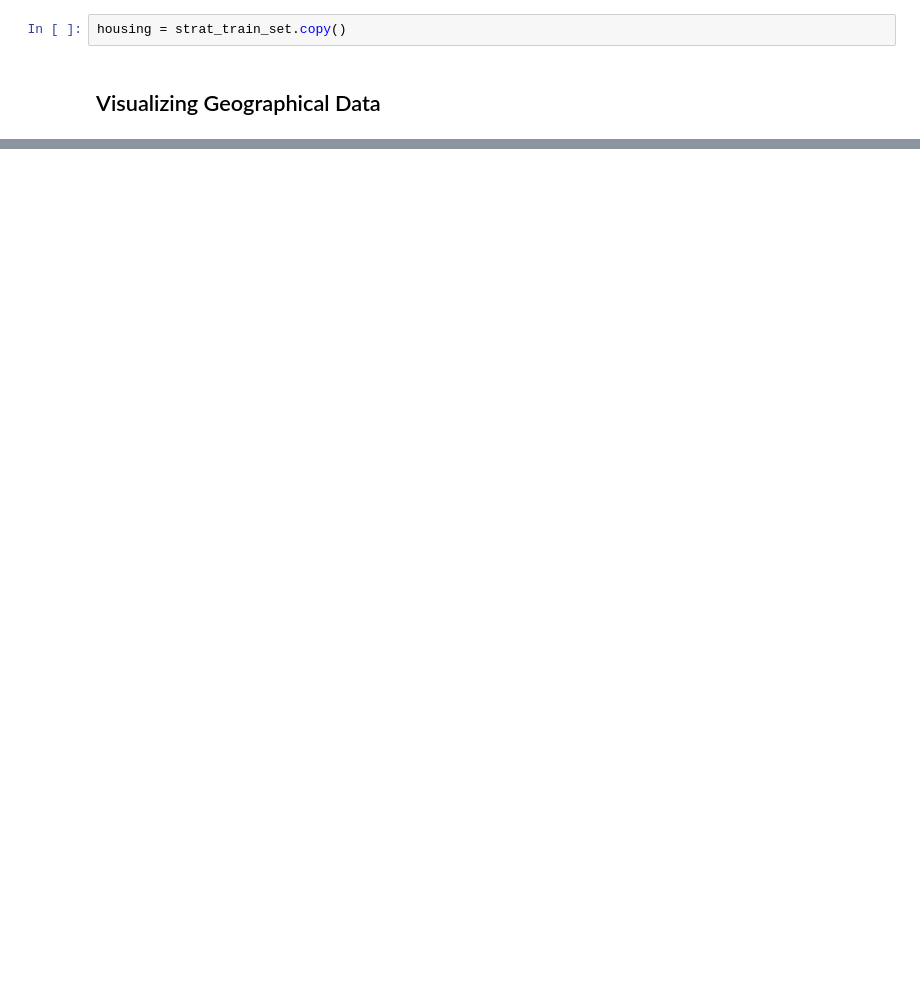
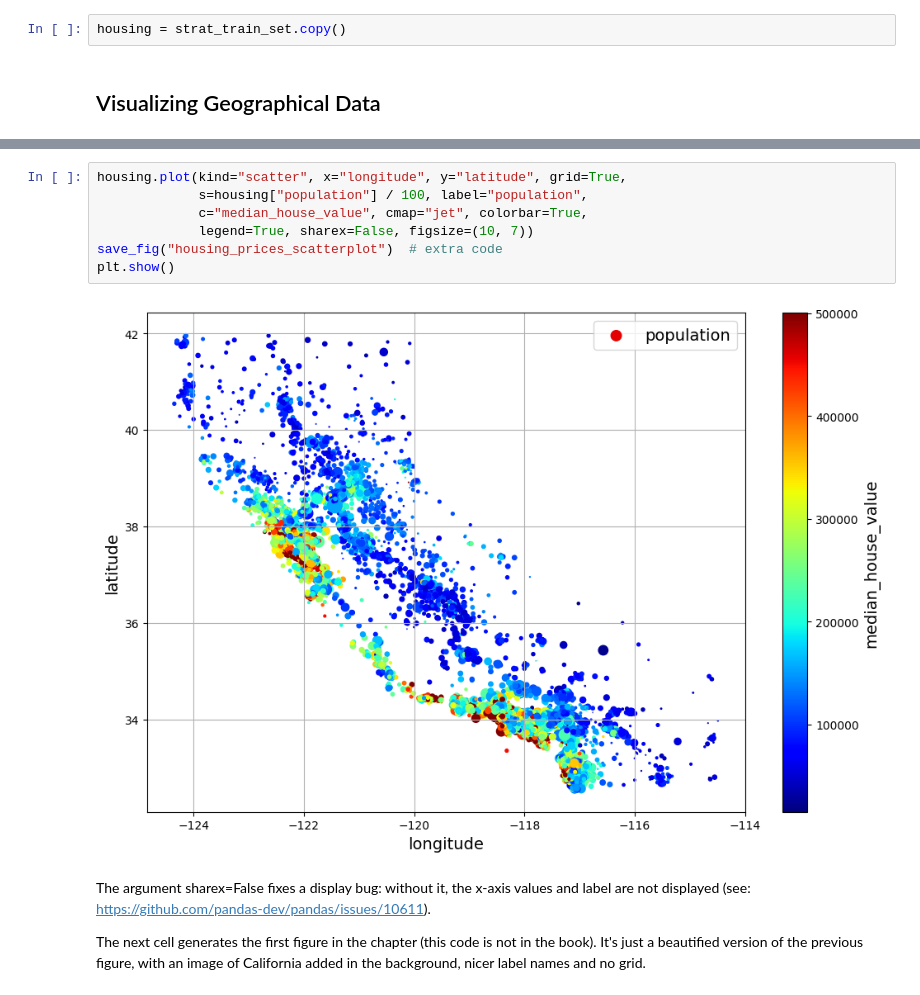
Before and after one commit to istrate-mihai/homl-with-sklearn-keras-and-tensorflow, a Jupyter notebook: end-to-end-machine-learning-project.ipynb, the cells around one changed output, grey strips where cells are left out. Drawn from its saved outputs; the diff is of its cells as text; blank space fills up the shorter version.

```diff
--- a/end-to-end-machine-learning-project.ipynb
+++ b/end-to-end-machine-learning-project.ipynb
@@ -381,0 +262,13 @@ Name: median_house_value, dtype: float64
+# %%
+housing.plot(kind="scatter", x="longitude", y="latitude", grid=True,
+             s=housing["population"] / 100, label="population",
+             c="median_house_value", cmap="jet", colorbar=True,
+             legend=True, sharex=False, figsize=(10, 7))
+save_fig("housing_prices_scatterplot")  # extra code
+plt.show()
+# %% [output]
+[figure, added]
+# %% [markdown]
+The argument sharex=False fixes a display bug: without it, the x-axis values and label are not displayed (see: https://github.com/pandas-dev/pandas/issues/10611).
+
+The next cell generates the first figure in the chapter (this code is not in the book). It's just a beautified version of the previous figure, with an image of California added in the background, nicer label names and no grid.
```
Also changed, not shown: parts of 189 cells of this notebook, 11 other files.
